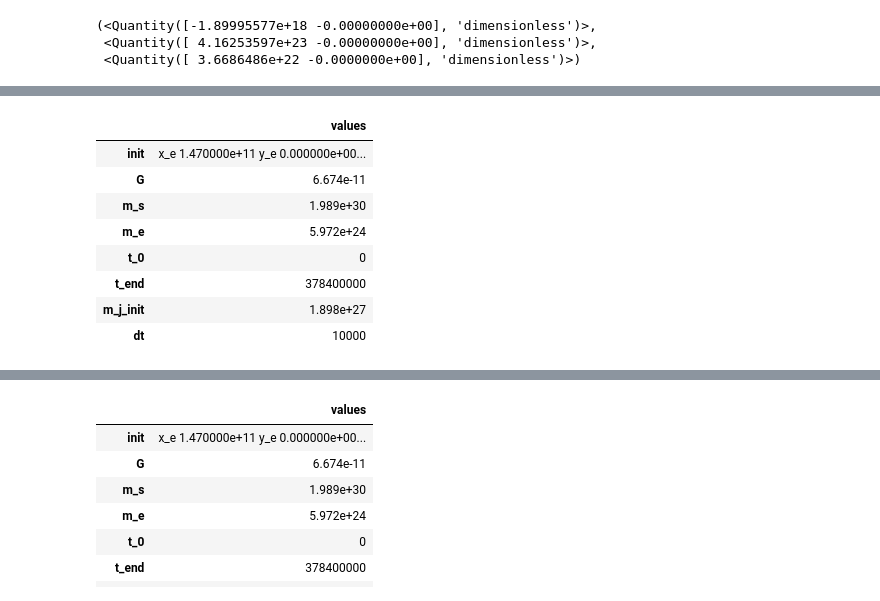
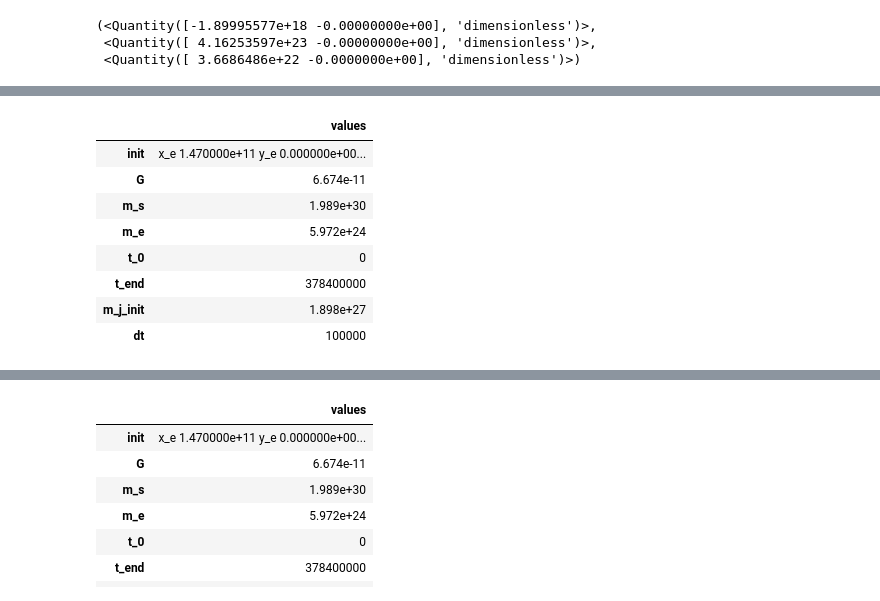
Before and after one commit to maiam6242/ModSimProject3, a Jupyter notebook: Project 3/P3-Copy1.ipynb, the cells around one changed output, grey strips where cells are left out. Drawn from its saved outputs; the diff is of its cells as text; code cells hidden in the pictures.

```diff
--- a/Project 3/P3-Copy1.ipynb
+++ b/Project 3/P3-Copy1.ipynb
@@ -253,22 +259,22 @@ plot_trajectory(results1)
 # %%
 system = System(init=init,
                 G=6.674e-11,
                 m_s=1.989e30,
                 m_e=5.972e24,
                 t_0=0,
                 t_end= 378400000,
                 m_j_init = 1.898e27,
-                dt = 10000)
+                dt = 100000)
 # %% [output]
 |  | values |
 | init | x_e 1.470000e+11 y_e 0.000000e+00... |
 | G | 6.674e-11 |
 | m_s | 1.989e+30 |
 | m_e | 5.972e+24 |
 | t_0 | 0 |
 | t_end | 378400000 |
 | m_j_init | 1.898e+27 |
-| dt | 10000 |
+| dt | 100000 |
 # %%
 %time results2 = run_simulation(system, update_func)
 # %% [output]
```
Also changed, not shown: parts of 14 cells of this notebook, 1 other file.
